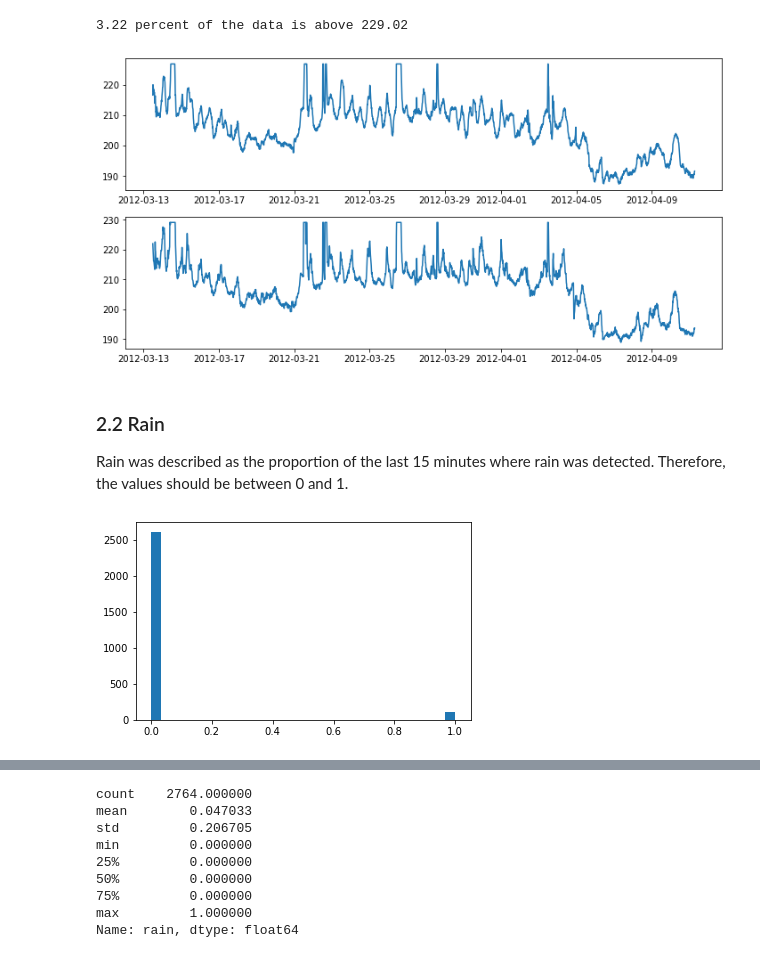
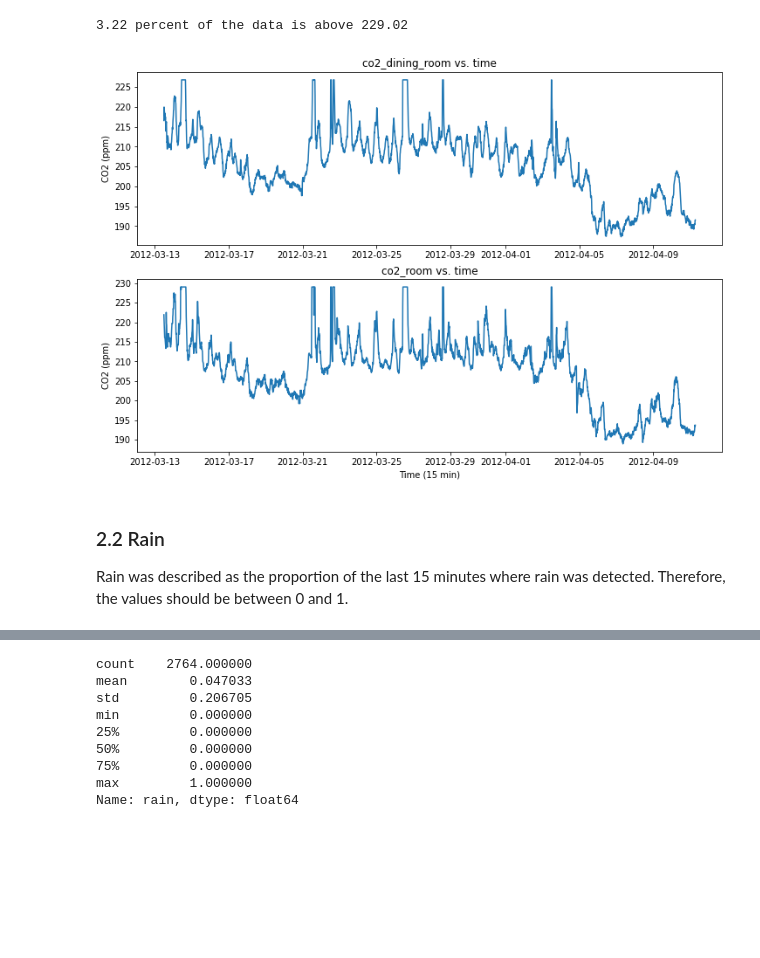
Before and after one commit to Caveexplorer/Home-Temperature-Time-Series-Forecasting, a Jupyter notebook: Notebooks/Pre-processing and Training Data Development.ipynb, the cells around one changed output, grey strips where cells are left out. Cells and saved outputs as stored; diff of their text form; code cells hidden in the pictures; blank space fills up the shorter version.

```diff
--- a/Notebooks/Pre-processing and Training Data Development.ipynb
+++ b/Notebooks/Pre-processing and Training Data Development.ipynb
@@ -86,27 +104,24 @@ print(np.round(percent_above, 2), 'percent of the data is above', np.round(stand
 # %%
 # Replace all values in the column above the standard outlier with the standard outlier
 df['co2_room'].where(df['co2_room'] <= standard_outlier, standard_outlier, inplace=True)
-# %%
-# Check our work
-fig = plt.figure(figsize = (12, 6))
-plt.subplot(2, 1, 1)
-plt.plot(df['co2_dining_room'])
-
-plt.subplot(2, 1, 2)
-plt.plot(df['co2_room'])
-
-plt.show()
-# %% [output]
-[figure, removed]
+# %%
+# Check our work
+fig, ax = plt.subplots(2, 1, figsize = (12, 8))
+
+ax[0].plot(df['co2_dining_room'])
+ax[1].plot(df['co2_room'])
+
+ax[0].set_title("co2_dining_room vs. time")
+ax[0].set_ylabel('CO2 (ppm)')
+
+ax[1].set_title("co2_room vs. time")
+ax[1].set_ylabel('CO2 (ppm)')
+ax[1].set_xlabel('Time (15 min)')
+
+plt.show()
+# %% [output]
+[figure, added]
 # %% [markdown]
 ### 2.2 Rain
 
 Rain was described as the proportion of the last 15 minutes where rain was detected. Therefore, the values should be between 0 and 1.
-# %%
-# View the rain column again
-fig = plt.figure(figsize = (6, 8))
-plt.subplot(2, 1, 1)
-plt.hist(df['rain'], bins = 30)
-plt.show()
-# %% [output]
-[figure, removed]
```
Also changed, not shown: parts of 10 cells of this notebook, 13 other files.
